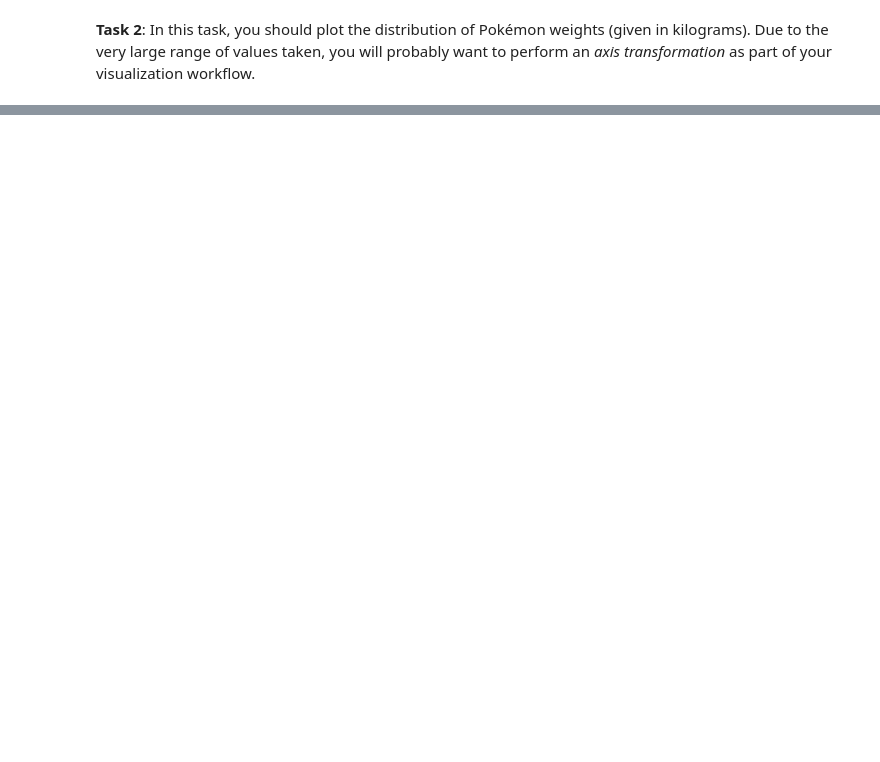
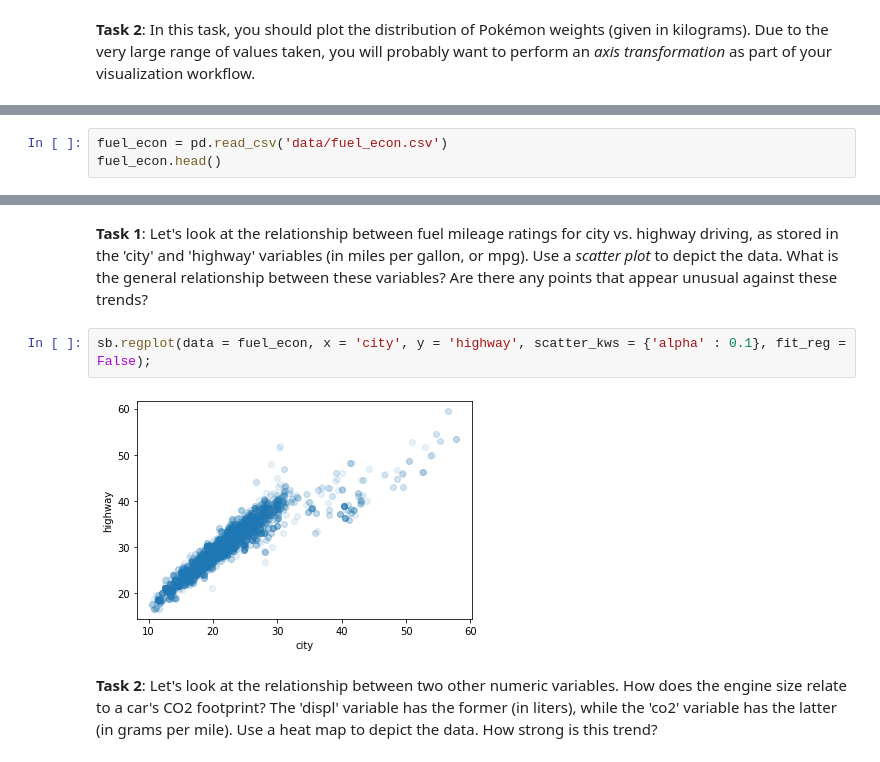
Before and after one commit to DataaDave/Visualization, a Jupyter notebook: Visualization.ipynb, the cells around one changed output, grey strips where cells are left out. Cells and saved outputs as stored; diff of their text form; blank space fills up the shorter version.

```diff
--- a/Visualization.ipynb
+++ b/Visualization.ipynb
@@ -98,0 +103,3 @@ Name: weight, dtype: float64
+# %%
+fuel_econ = pd.read_csv('data/fuel_econ.csv')
+fuel_econ.head()
@@ -98,0 +113,8 @@ Name: weight, dtype: float64
+# %% [markdown]
+**Task 1**: Let's look at the relationship between fuel mileage ratings for city vs. highway driving, as stored in the 'city' and 'highway' variables (in miles per gallon, or mpg). Use a _scatter plot_ to depict the data. What is the general relationship between these variables? Are there any points that appear unusual against these trends?
+# %%
+sb.regplot(data = fuel_econ, x = 'city', y = 'highway', scatter_kws = {'alpha' : 0.1}, fit_reg = False);
+# %% [output]
+[figure, added]
+# %% [markdown]
+**Task 2**: Let's look at the relationship between two other numeric variables. How does the engine size relate to a car's CO2 footprint? The 'displ' variable has the former (in liters), while the 'co2' variable has the latter (in grams per mile). Use a heat map to depict the data. How strong is this trend?
```
Also changed, not shown: parts of 56 cells of this notebook.
